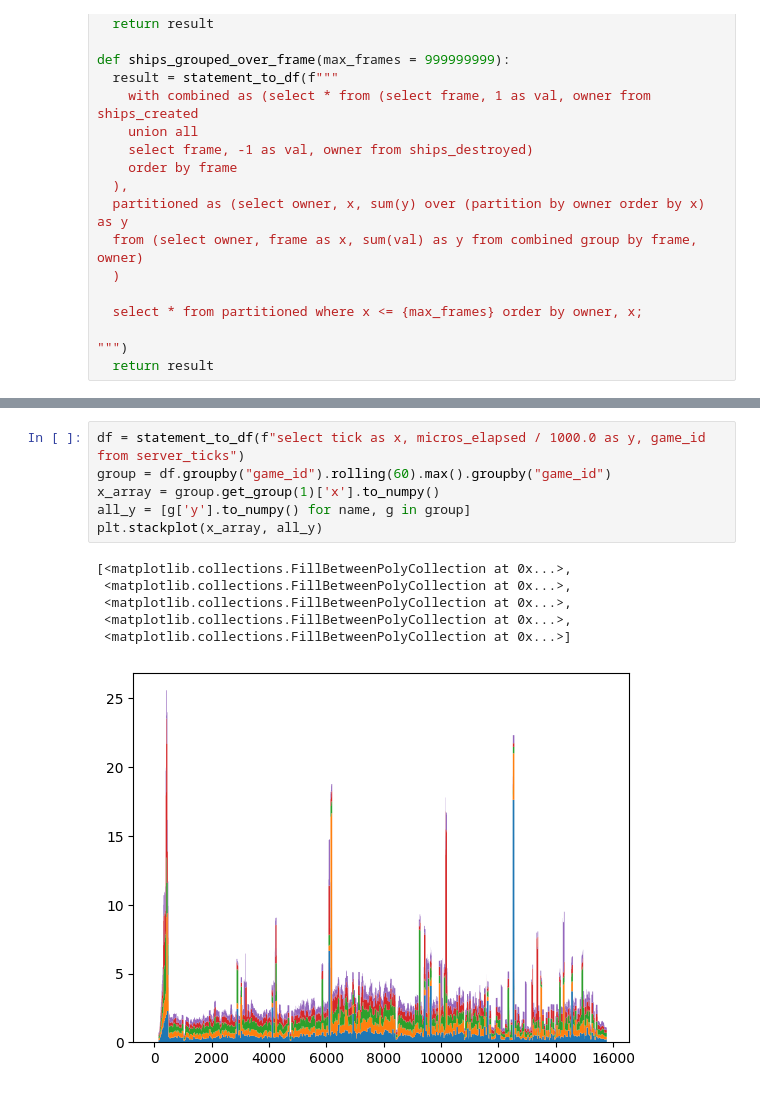
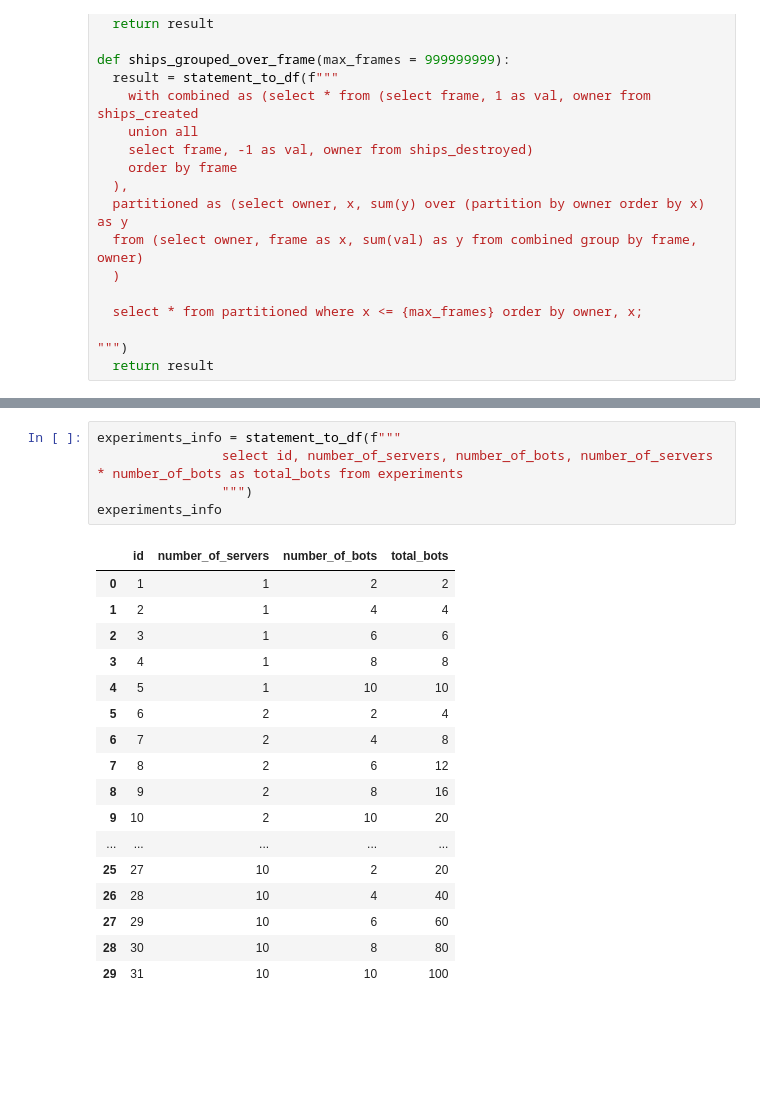
Before and after one commit to GDX64/rust-game, a Jupyter notebook: benchmarks/main.ipynb, the cells around one changed output, grey strips where cells are left out. Saved outputs shown, nothing was run; the diff lists cells and outputs as text; blank space fills up the shorter version.

```diff
--- a/benchmarks/main.ipynb
+++ b/benchmarks/main.ipynb
@@ -130,14 +93,24 @@ axes[1].hist(pings["y"], bins=50)
-# %%
-df = statement_to_df(f"select tick as x, micros_elapsed / 1000.0 as y, game_id from server_ticks")
-group = df.groupby("game_id").rolling(60).max().groupby("game_id")
-x_array = group.get_group(1)['x'].to_numpy()
-all_y = [g['y'].to_numpy() for name, g in group]
-plt.stackplot(x_array, all_y)
-# %% [output]
-[<matplotlib.collections.FillBetweenPolyCollection at 0x...>,
- <matplotlib.collections.FillBetweenPolyCollection at 0x...>,
- <matplotlib.collections.FillBetweenPolyCollection at 0x...>,
- <matplotlib.collections.FillBetweenPolyCollection at 0x...>,
- <matplotlib.collections.FillBetweenPolyCollection at 0x...>]
-[figure, removed]
+# %%
+experiments_info = statement_to_df(f"""
+                select id, number_of_servers, number_of_bots, number_of_servers * number_of_bots as total_bots from experiments
+                """)
+experiments_info
+# %% [output]
+|  | id | number_of_servers | number_of_bots | total_bots |
+| 0 | 1 | 1 | 2 | 2 |
+| 1 | 2 | 1 | 4 | 4 |
+| 2 | 3 | 1 | 6 | 6 |
+| 3 | 4 | 1 | 8 | 8 |
+| 4 | 5 | 1 | 10 | 10 |
+| 5 | 6 | 2 | 2 | 4 |
+| 6 | 7 | 2 | 4 | 8 |
+| 7 | 8 | 2 | 6 | 12 |
+| 8 | 9 | 2 | 8 | 16 |
+| 9 | 10 | 2 | 10 | 20 |
+| ... | ... | ... | ... | ... |
+| 25 | 27 | 10 | 2 | 20 |
+| 26 | 28 | 10 | 4 | 40 |
+| 27 | 29 | 10 | 6 | 60 |
+| 28 | 30 | 10 | 8 | 80 |
+| 29 | 31 | 10 | 10 | 100 |
 # %%
```
Also changed, not shown: parts of 7 cells of this notebook, 1 other file.
